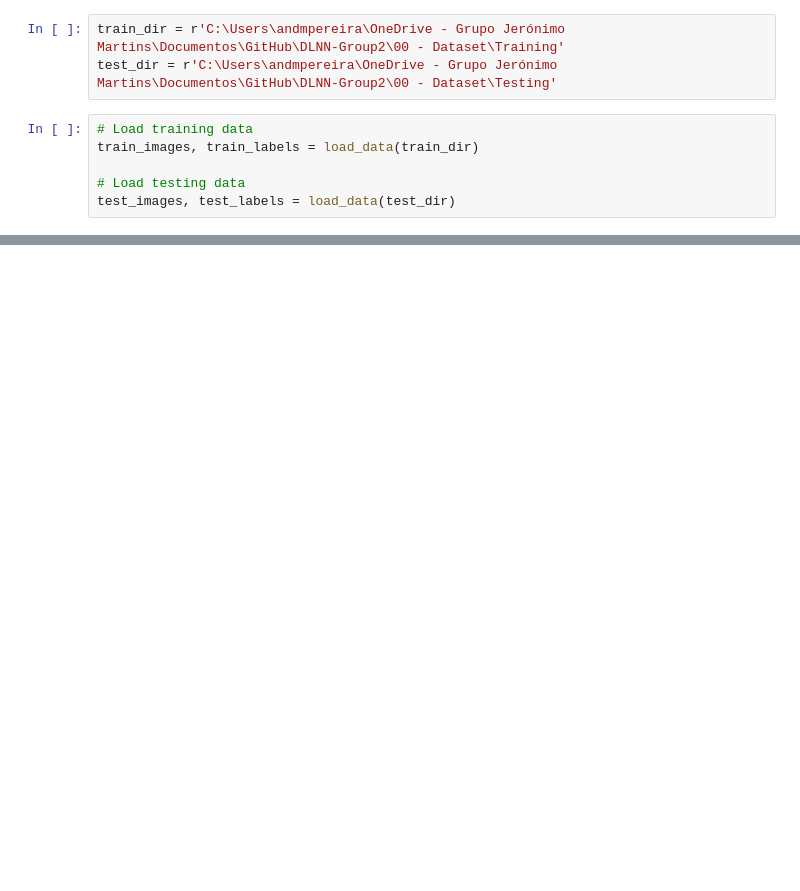
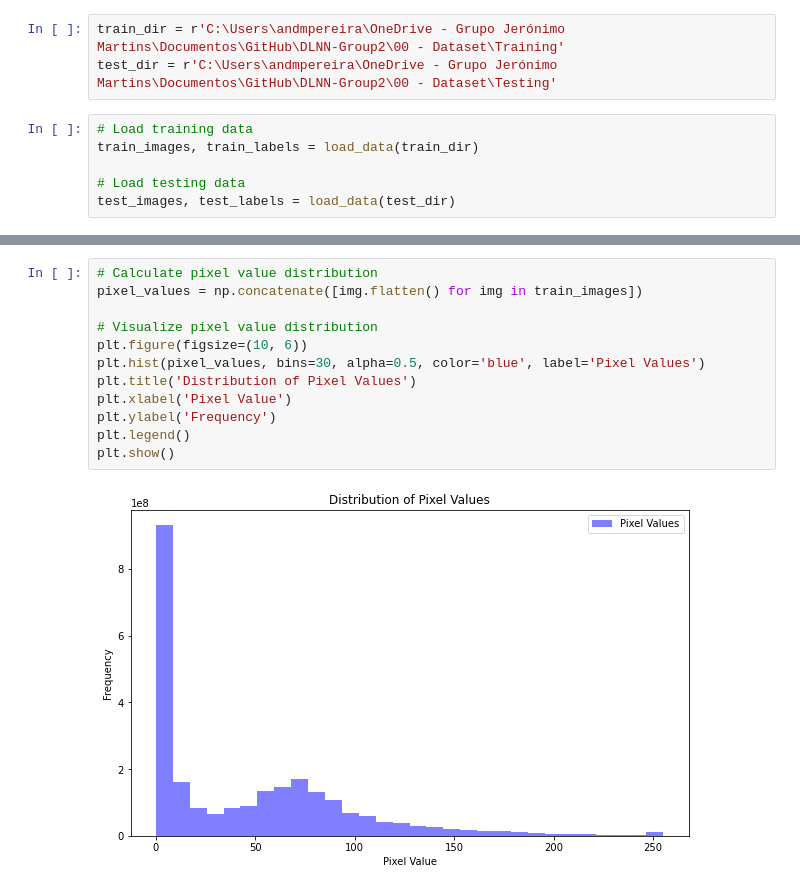
Before and after one commit to f-antelo/DLNN-Group2, a Jupyter notebook: 02 - Final Notebook/Data Exploration.ipynb, the cells around one changed output, grey strips where cells are left out. Cells and saved outputs as stored; diff of their text form; blank space fills up the shorter version.

```diff
--- a/02 - Final Notebook/Data Exploration.ipynb
+++ b/02 - Final Notebook/Data Exploration.ipynb
@@ -42,0 +125,14 @@ test_images, test_labels = load_data(test_dir)
+# %%
+# Calculate pixel value distribution
+pixel_values = np.concatenate([img.flatten() for img in train_images])
+
+# Visualize pixel value distribution
+plt.figure(figsize=(10, 6))
+plt.hist(pixel_values, bins=30, alpha=0.5, color='blue', label='Pixel Values')
+plt.title('Distribution of Pixel Values')
+plt.xlabel('Pixel Value')
+plt.ylabel('Frequency')
+plt.legend()
+plt.show()
+# %% [output]
+[figure, added]
```
Also changed, not shown: parts of 8 cells of this notebook.
